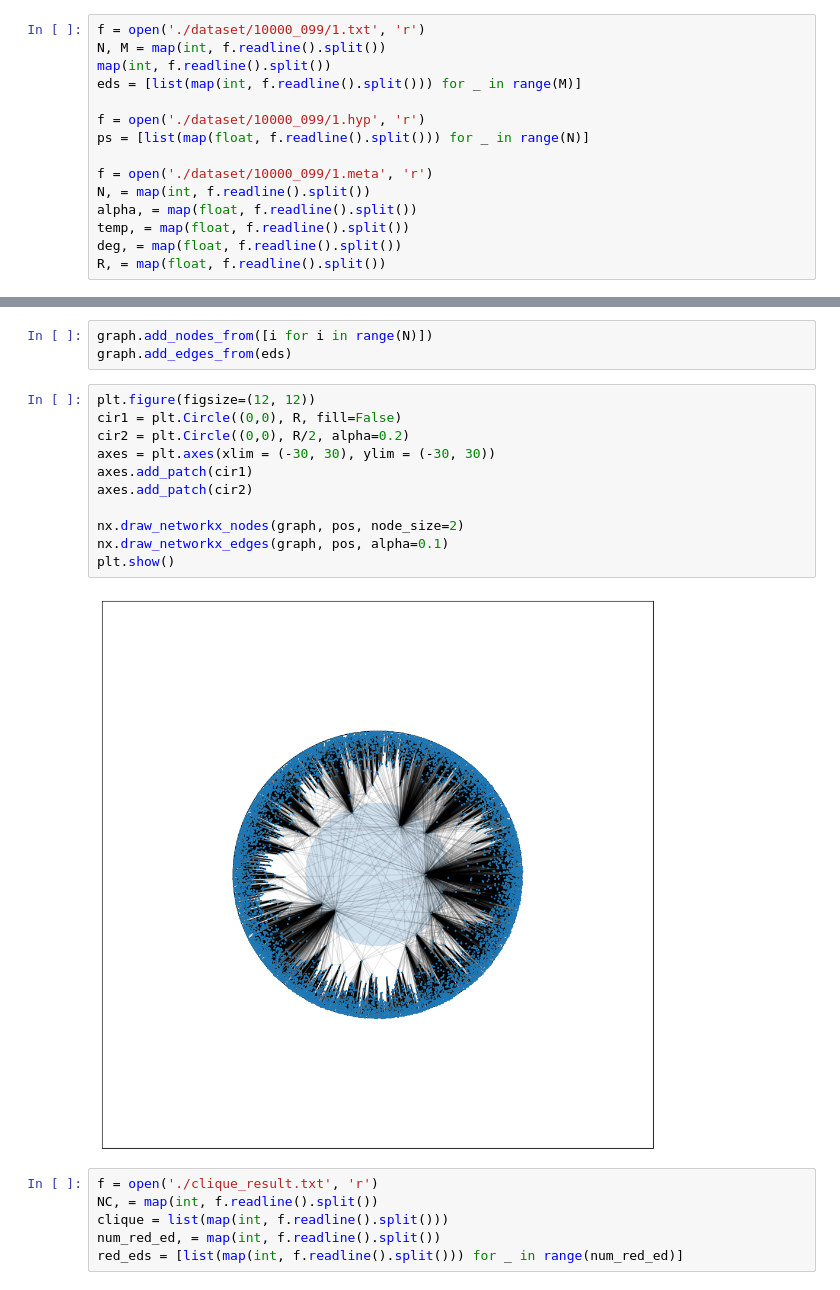
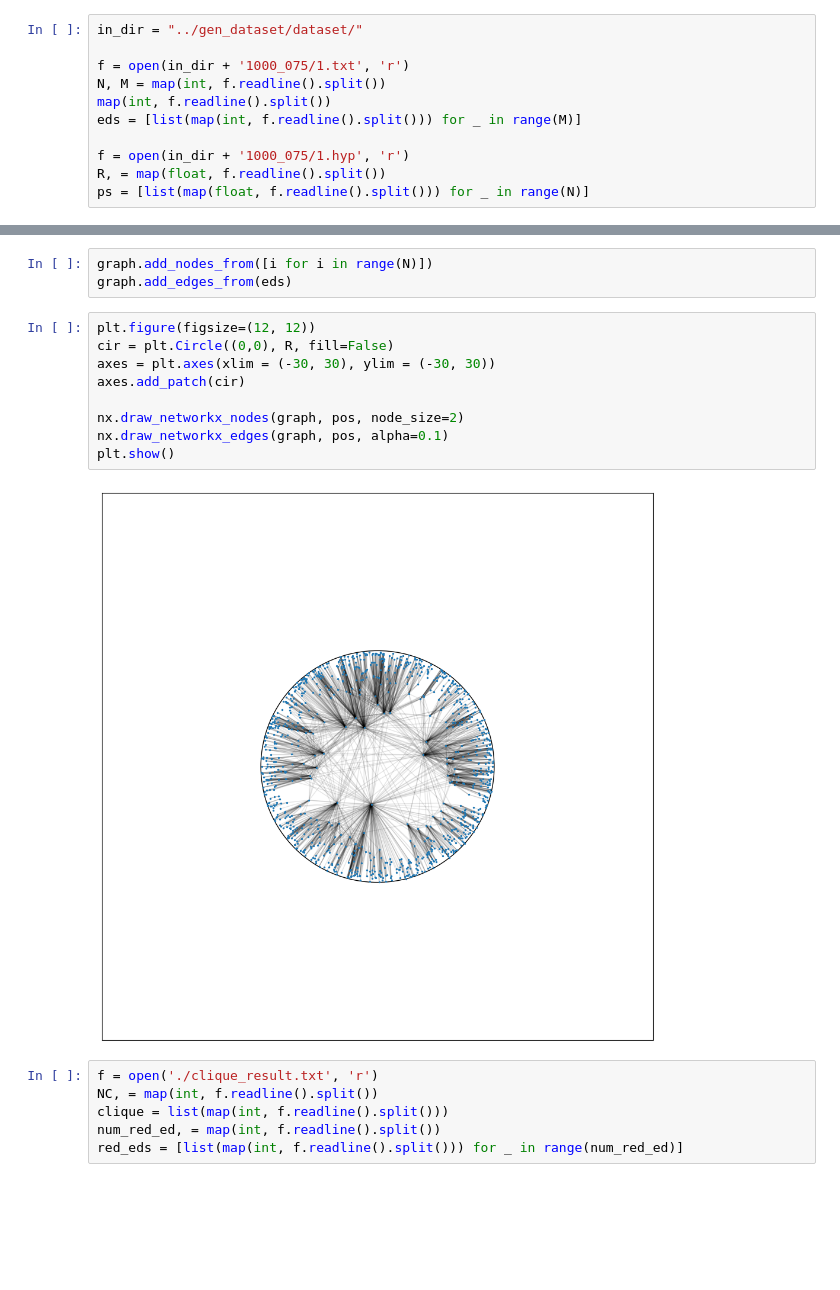
Before and after one commit to Menborong/HRG_maxClique, a Jupyter notebook: visualizer/HRG_visulizer.ipynb, the cells around one changed output, grey strips where cells are left out. Saved outputs shown, nothing was run; the diff lists cells and outputs as text; blank space fills up the shorter version.

Commit message:
update visualizer

```diff
--- a/visualizer/clique_visualizer copy.ipynb
+++ b/visualizer/HRG_visulizer.ipynb
@@ -4,19 +4,15 @@ import scipy as sp
 import numpy as np
 import matplotlib.pyplot as plt
 # %%
-f = open('./dataset/10000_099/1.txt', 'r')
+in_dir = "../gen_dataset/dataset/"
+
+f = open(in_dir + '1000_075/1.txt', 'r')
 N, M = map(int, f.readline().split())
 map(int, f.readline().split())
 eds = [list(map(int, f.readline().split())) for _ in range(M)]
 
-f = open('./dataset/10000_099/1.hyp', 'r')
+f = open(in_dir + '1000_075/1.hyp', 'r')
+R, = map(float, f.readline().split())
 ps = [list(map(float, f.readline().split())) for _ in range(N)]
-
-f = open('./dataset/10000_099/1.meta', 'r')
-N, = map(int, f.readline().split())
-alpha, = map(float, f.readline().split())
-temp, = map(float, f.readline().split())
-deg, = map(float, f.readline().split())
-R, = map(float, f.readline().split())
 # %%
 pos = {i:[ps[i][0]*np.cos(ps[i][1]), ps[i][0]*np.sin(ps[i][1])] for i in range(N)}
@@ -29,17 +23,15 @@ graph.add_nodes_from([i for i in range(N)])
 graph.add_edges_from(eds)
 # %%
 plt.figure(figsize=(12, 12))
-cir1 = plt.Circle((0,0), R, fill=False)
-cir2 = plt.Circle((0,0), R/2, alpha=0.2)
+cir = plt.Circle((0,0), R, fill=False)
 axes = plt.axes(xlim = (-30, 30), ylim = (-30, 30))
-axes.add_patch(cir1)
-axes.add_patch(cir2)
+axes.add_patch(cir)
 
 nx.draw_networkx_nodes(graph, pos, node_size=2)
 nx.draw_networkx_edges(graph, pos, alpha=0.1)
 plt.show()
 # %% [output]
-[figure, old version]
+[figure, new version]
 # %%
 f = open('./clique_result.txt', 'r')
 NC, = map(int, f.readline().split())
```
Also changed, not shown: parts of 1 cell of this notebook, 1 other file.
